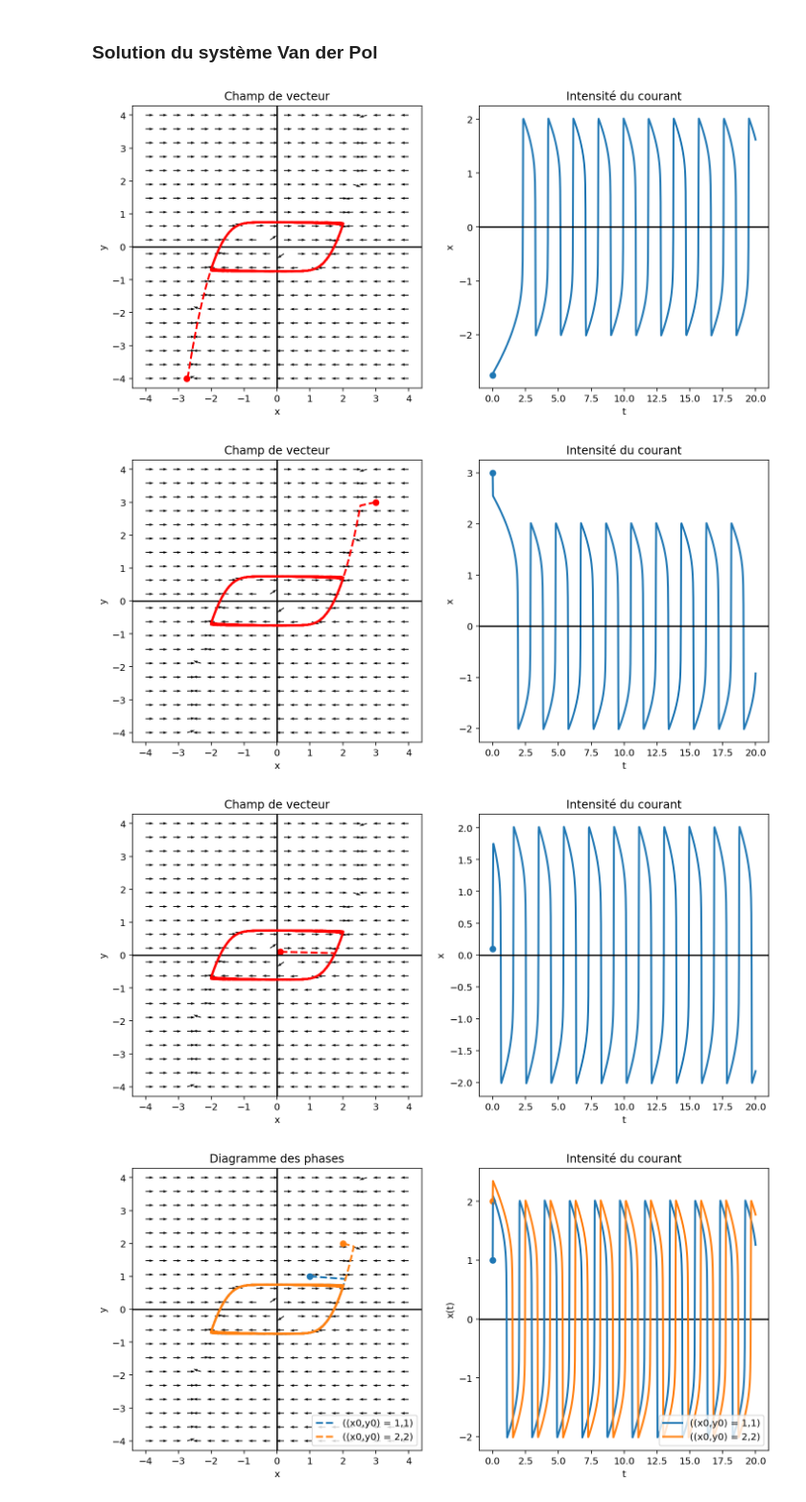
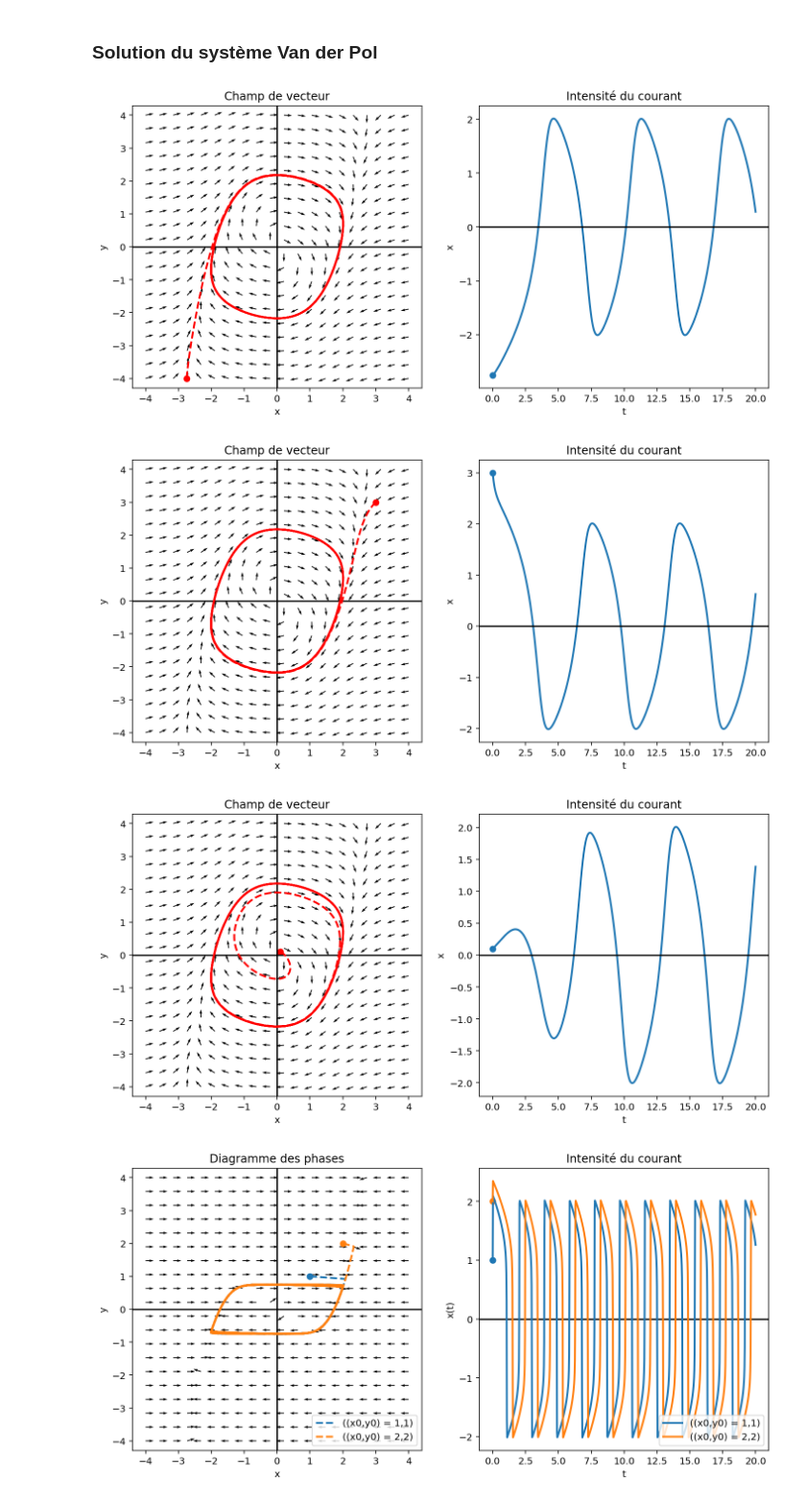
Before and after one commit to clementgilli/heartbeat-model, a Jupyter notebook: worksheet.ipynb, the cells around one changed output. Shown at 96% size. Saved outputs shown, nothing was run; the diff lists cells and outputs as text; code cells hidden in the pictures.

```diff
--- a/worksheet.ipynb
+++ b/worksheet.ipynb
@@ -33,14 +33,14 @@ On trouve une solution cyclique : c'est pour cela qu'on rajoute une perturbation
 # %%
 xy0 = [(-2.75,-4),(3,3),(0.1,0.1)]
 for xy in xy0:
     x0 = xy[0]
     y0 = xy[1]
 
-    trace_courbes(x0,y0,100,20)
+    trace_courbes(x0,y0,1,20)
 # %% [output]
-[figure, old version]
+[figure, new version]
-[figure, old version]
+[figure, new version]
-[figure, old version]
+[figure, new version]
 # %%
 xy0 = [(1,1),(2,2)]
 trace_courbes2(xy0,100,20)
```
Also changed, not shown: 3 other files.
